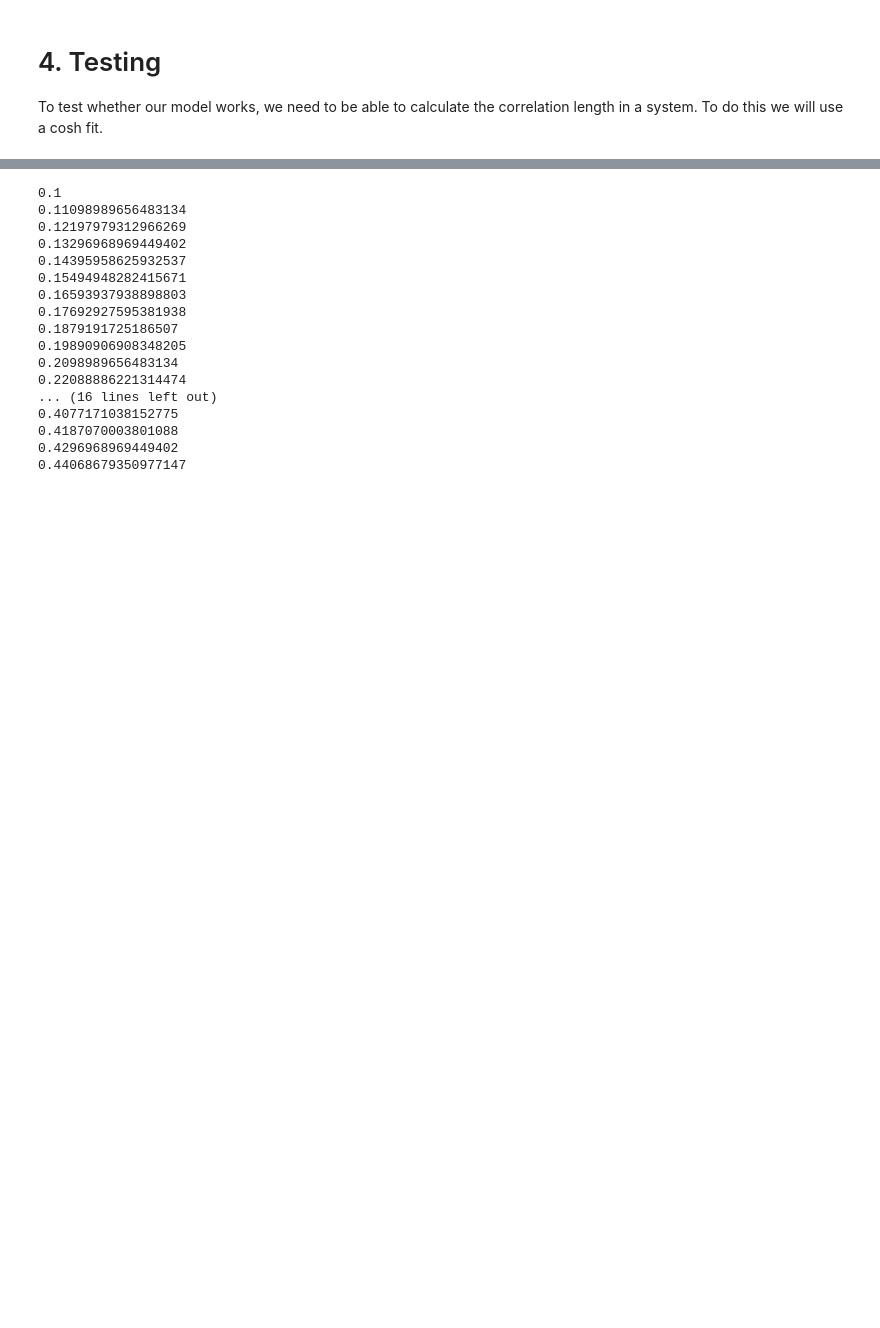
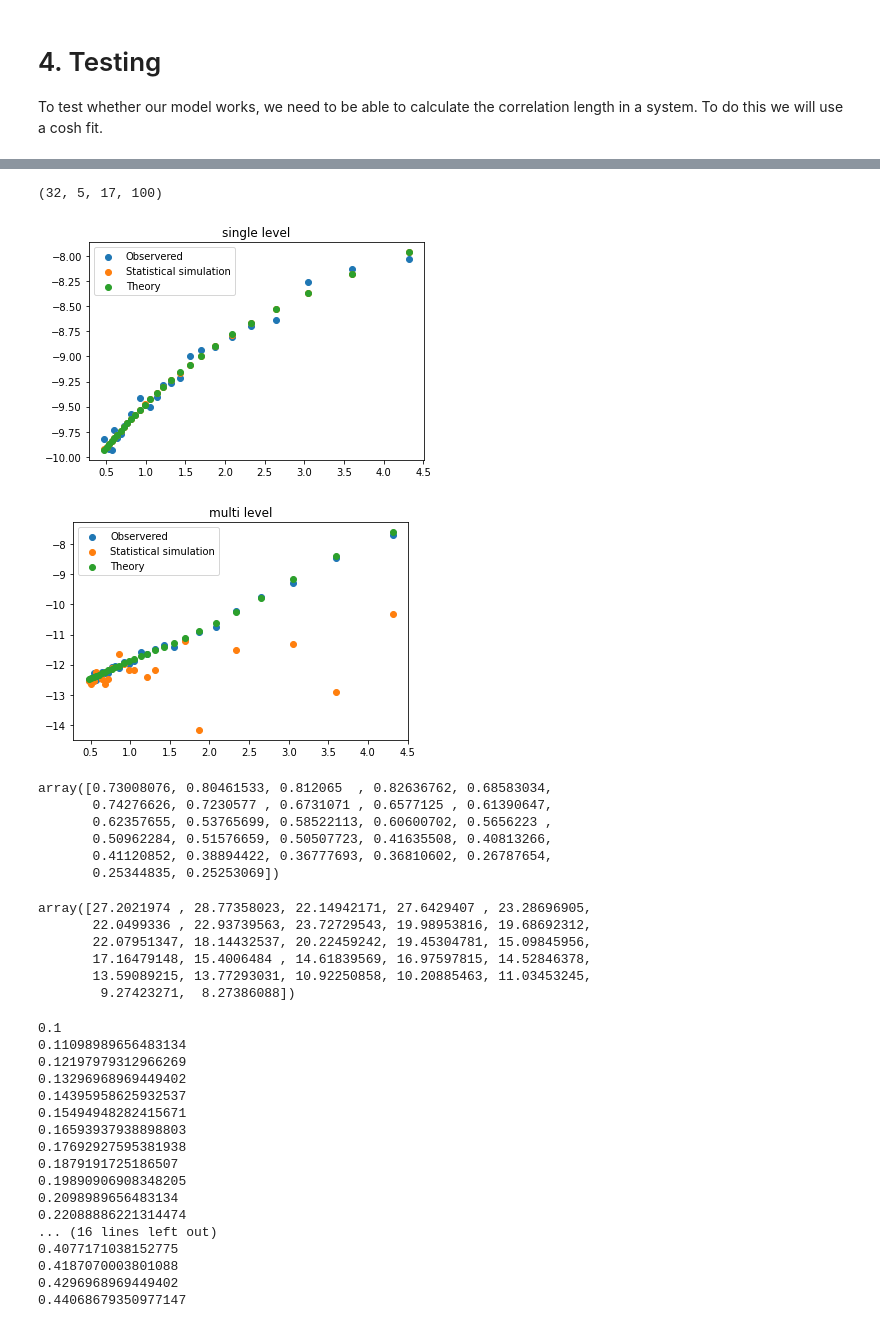
Before and after one commit to BenKMorley/Multilevel_notebook, a Jupyter notebook: Multilevel_Ising.ipynb, the cells around one changed output, grey strips where cells are left out. Saved outputs shown, nothing was run; the diff lists cells and outputs as text; code cells hidden in the pictures; blank space fills up the shorter version.

```diff
--- a/Multilevel_Ising.ipynb
+++ b/Multilevel_Ising.ipynb
@@ -1563,3 +1643,32 @@ gain(0.1, 16, 4, N=50, M=50, simulate=False)
 # 4. Testing
 
 To test whether our model works, we need to be able to calculate the correlation length in a system. To do this we will use a cosh fit.
+# %%
+Theoretical = numpy.zeros(len(betas))
+N = 200
+M = 200
+delta = 16
+L = 32
+numpy.random.seed(232923)
+
+# Use the results we calculated in the previous section
+results = full_results[L]
+
+# Extract Standard deviations from the results
+single_stds = numpy.std(results[:, 0, delta][:-5], axis=1)
+multi_stds = numpy.std(results[:, 4, delta][:-5], axis=1)
+
+single_stds_theory = numpy.zeros_like(single_stds)
+multi_stds_theory = numpy.zeros_like(multi_stds)
+
+single_stds_sim = numpy.zeros_like(single_stds)
+multi_stds_sim = numpy.zeros_like(multi_stds)
+
+for i, beta in enumerate(betas[:-5]):
+    print(f"{beta}")
+    xi = xis[L][i]
+    single_stds_theory[i] = numpy.sqrt(get_var_single(xi, L, delta, N=N, M=M, simulate=False))
+    single_stds_sim[i] = numpy.sqrt(get_var_single(xi, L, delta, N=N, M=M, simulate=True))
+
+    multi_stds_theory[i] = numpy.sqrt(get_var_multi(xi, L, delta, N=N, M=M, simulate=False))
+    multi_stds_sim[i] = numpy.sqrt(get_var_multi(xi, L, delta, N=N, M=M, simulate=True))
@@ -1566,3 +1709,42 @@ To test whether our model works, we need to be able to calculate the correlation
+# %%
+results.shape
+# %% [output]
+(32, 5, 17, 100)
+# %%
+plt.scatter(xis[L][:-5], numpy.log(single_stds), label='Observered')
+plt.scatter(xis[L][:-5], numpy.log(single_stds_sim * slice_sigmas[:-5] ** 2), label='Statistical simulation')
+plt.scatter(xis[L][:-5], numpy.log(single_stds_theory * slice_sigmas[:-5] ** 2), label='Theory')
+plt.title('single level')
+plt.legend()
+plt.show()
+
+plt.scatter(xis[L][:-5], numpy.log(multi_stds), label='Observered')
+plt.scatter(xis[L][:-5], numpy.log(multi_stds_sim * slice_sigmas[:-5] ** 2), label='Statistical simulation')
+plt.scatter(xis[L][:-5], numpy.log(multi_stds_theory * slice_sigmas[:-5] ** 2), label='Theory')
+plt.title('multi level')
+plt.legend()
+plt.show()
+# %% [output]
+[figure, added]
+[figure, added]
+# %%
+single_stds_theory / single_stds
+# %% [output]
+array([0.73008076, 0.80461533, 0.812065  , 0.82636762, 0.68583034,
+       0.74276626, 0.7230577 , 0.6731071 , 0.6577125 , 0.61390647,
+       0.62357655, 0.53765699, 0.58522113, 0.60600702, 0.5656223 ,
+       0.50962284, 0.51576659, 0.50507723, 0.41635508, 0.40813266,
+       0.41120852, 0.38894422, 0.36777693, 0.36810602, 0.26787654,
+       0.25344835, 0.25253069])
+# %%
+multi_stds_theory / multi_stds
+# %% [output]
+array([27.2021974 , 28.77358023, 22.14942171, 27.6429407 , 23.28696905,
+       22.0499336 , 22.93739563, 23.72729543, 19.98953816, 19.68692312,
+       22.07951347, 18.14432537, 20.22459242, 19.45304781, 15.09845956,
+       17.16479148, 15.4006484 , 14.61839569, 16.97597815, 14.52846378,
+       13.59089215, 13.77293031, 10.92250858, 10.20885463, 11.03453245,
+        9.27423271,  8.27386088])
 # %%
 Theoretical = numpy.zeros(len(betas))
 N = 200
```
Also changed, not shown: parts of 14 cells of this notebook, 1 other file.
